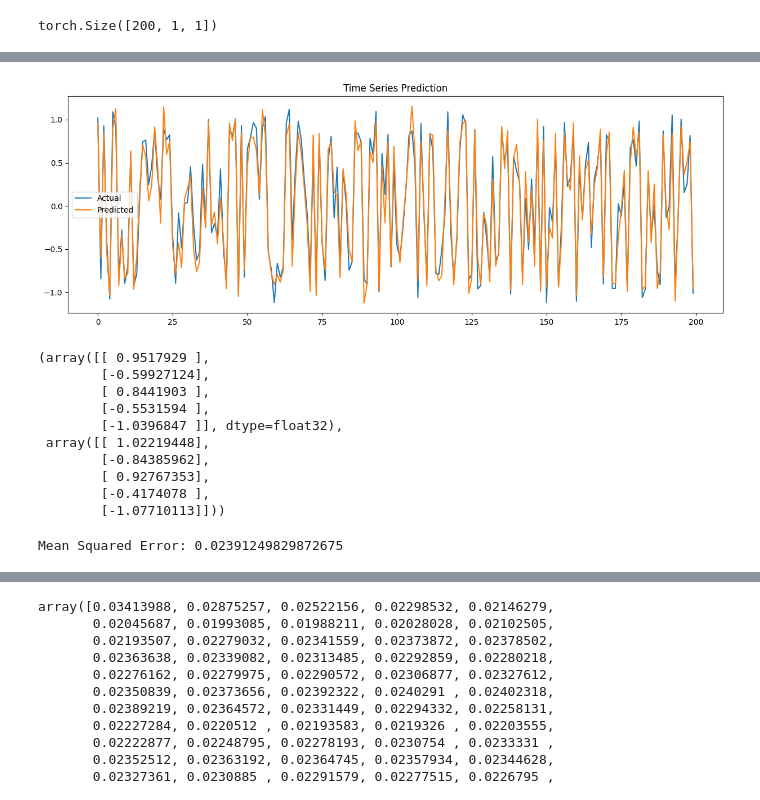
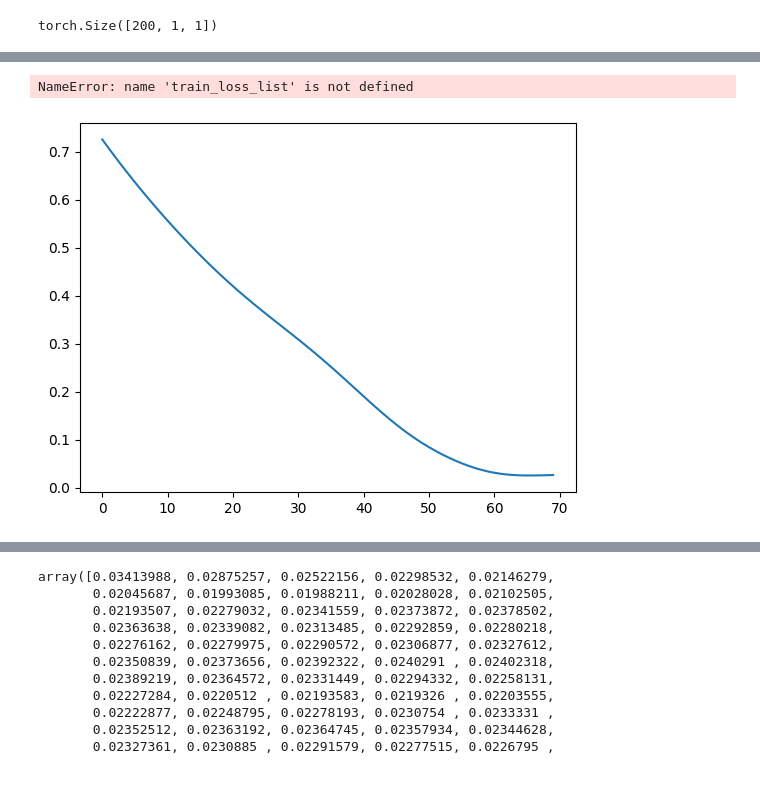
Before and after one commit to lokesMCI/QSAN_with_LSTM, a Jupyter notebook: LSTM_QSAN_Classification.ipynb, the cells around one changed output, grey strips where cells are left out. Drawn from its saved outputs; the diff is of its cells as text; code cells hidden in the pictures.

Commit message:
time series resilved errors

```diff
--- a/LSTM_QSAN_Classification.ipynb
+++ b/LSTM_QSAN_Classification.ipynb
@@ -279,6 +279,10 @@ def QSANN(input,y,weights,bias,train):
         score = np.array([variational_classifier(weights, bias, i.T) for i in features])
         #print("-----Quantum measurement SCore: ",score.shape,score[:5])
         return score,weights,bias
+# %%
+def scale_range(arr, new_min, new_max):
+    old_min, old_max = np.min(arr), np.max(arr)
+    return ((arr - old_min) / (old_max - old_min)) * (new_max - new_min) + new_min
 # %%
 # Define an LSTM with Attention mechanism
 from sklearn.preprocessing import MinMaxScaler
@@ -289,16 +293,21 @@ class LSTMAttention(nn.Module):
         self.hidden_dim = hidden_dim
         self.num_layers = num_layers
         self.lstm = nn.LSTM(input_dim, hidden_dim, num_layers, batch_first=True)
+        self.attention = nn.Linear(hidden_dim, 1)
         self.fc = nn.Linear(hidden_dim, output_dim)
         self.num_qubits = num_qubits#4
         self.num_layers_vqc = num_layers_vqc#4
-
+        #self.weights_init = weights_init#0.01 * np.random.randn(4 + num_layers_vqc, 16, requires_grad=True) #+ 0.01 * np.random.randn(num_layers, num_qubits, requires_grad=True)
+        #weight_final = 0.01 * np.random.randn(num_layers, num_qubits,3, requires_grad=True)
+        #self.bias_init = bias_init#np.array(0.0, requires_grad=True)
 
 
     def forward(self, x,y,train_flag,weights_init,bias_init):
         #print("X shape",x.shape,x[0])
         lstm_out, _ = self.lstm(x)
         #print("LSTM out:",lstm_out.shape,lstm_out[:3])
+        #attention_weights = torch.softmax(self.attention(lstm_out).squeeze(-1), dim=-1)
+
         #print(lstm_out.reshape(lstm_out.shape[0],lstm_out.shape[-1]).shape)
         lstm_out_reshaped = lstm_out.reshape(lstm_out.shape[0],lstm_out.shape[-1])
         #print(lstm_out_reshaped.shape,lstm_out_reshaped[0][0])
@@ -309,16 +318,13 @@ class LSTMAttention(nn.Module):
         quantum_attention = torch.tensor(quantum_attention, dtype=torch.float32)
         context_vector = torch.sum(lstm_out * quantum_attention.unsqueeze(-1), dim=1)
         #print("context vector ",context_vector.shape,type(context_vector),context_vector[0:3])
-        if train_flag==False:
-            out = self.fc(context_vector)*4
-            print("*test",out[:3])
-        else:
-            out = self.fc(context_vector)
-            print("train",out[:3])
+        #context_vector = torch.sum(lstm_out * attention_weights.unsqueeze(-1), dim=1)
+        out = self.fc(context_vector)
         #print("out",out.shape,out[:3])
         #print(quantum_attention.shape,quantum_attention[0])
         #out = quantum_attention
-        return out,self.weights_init,self.bias_init
+        out_scaled = scale_range(out,min(y),max(y))
+        return out_scaled,self.weights_init,self.bias_init
 # %%
 # Instantiate the model
 model = LSTMAttention(input_dim=1, hidden_dim=4)
@@ -328,12 +334,14 @@ criterion = nn.MSELoss()
 optimizer = torch.optim.Adam(model.parameters(), lr=0.01)
 
 # Training the model
-epochs = 25
-train_qsan,test_qsan = [],[]
+epochs = 70
+train_loss_list,test_loss_list = [],[]
+test_pred_list=[]
 for epoch in range(epochs):
     print("-----------------------Epoch:",epoch)
     model.train()
     optimizer.zero_grad()
+    print(X_train_tensor.shape,y_train.shape,type(X_train_tensor),type(y_train))
     output_tensor,weights_init,bias_init = model(X_train_tensor,y_train,train_flag = True,weights_init=weights_init,bias_init=bias_init)
     #output_tensor = torch.tensor(output, dtype=torch.float32)
     loss = criterion(output_tensor, y_train_tensor)
@@ -344,9 +352,10 @@ for epoch in range(epochs):
     if epoch % 1 == 0:
         model.eval()
         test_pred,_,_ = model(X_test_tensor,y_test_tensor,train_flag=False,weights_init=weights_init,bias_init=bias_init)
+        test_pred_list.append(test_pred)
         test_loss = criterion(test_pred, y_test_tensor)
-        train_qsan.append(loss.item())
-        test_qsan.append(test_loss.item())
+        train_loss_list.append(loss.item())
+        test_loss_list.append(test_loss.item())
         print(f'Epoch {epoch}, Loss: {loss.item()}, Test Loss: {test_loss.item()}')
 # %% [output]
 -----------------------Epoch: 0
@@ -414,29 +607,12 @@ predictions_scaled_up = predictions*4
 # %%
-# Plotting
-plt.figure(figsize=(15, 5))
-plt.plot(y_test, label='Actual')
-plt.plot(predictions_scaled_up, label='Predicted')
-plt.title('Time Series Prediction')
+# Plotting_train
+
+#plt.figure(figsize=(15, 5))
+plt.plot(train_loss_list_classical, label='LSTM')
+plt.plot(train_loss_list, label='Hybrid LSTM QSAN')
+plt.title('Training Loss')
 plt.legend()
 plt.show()
 # %% [output]
+NameError: name 'train_loss_list' is not defined
-[figure, old version]
+[figure, new version]
-# %%
-predictions_scaled_up[:5],y_test[:5]
-# %% [output]
-(array([[ 0.9517929 ],
-        [-0.59927124],
-        [ 0.8441903 ],
-        [-0.5531594 ],
-        [-1.0396847 ]], dtype=float32),
- array([[ 1.02219448],
-        [-0.84385962],
-        [ 0.92767353],
-        [-0.4174078 ],
-        [-1.07710113]]))
-# %%
-
-mse = mean_squared_error(y_test , predictions_scaled_up)
-print(f'Mean Squared Error: {mse}')
-# %% [output]
-Mean Squared Error: 0.02391249829872675
```
Also changed, not shown: parts of 23 cells of this notebook, 2 other files.
